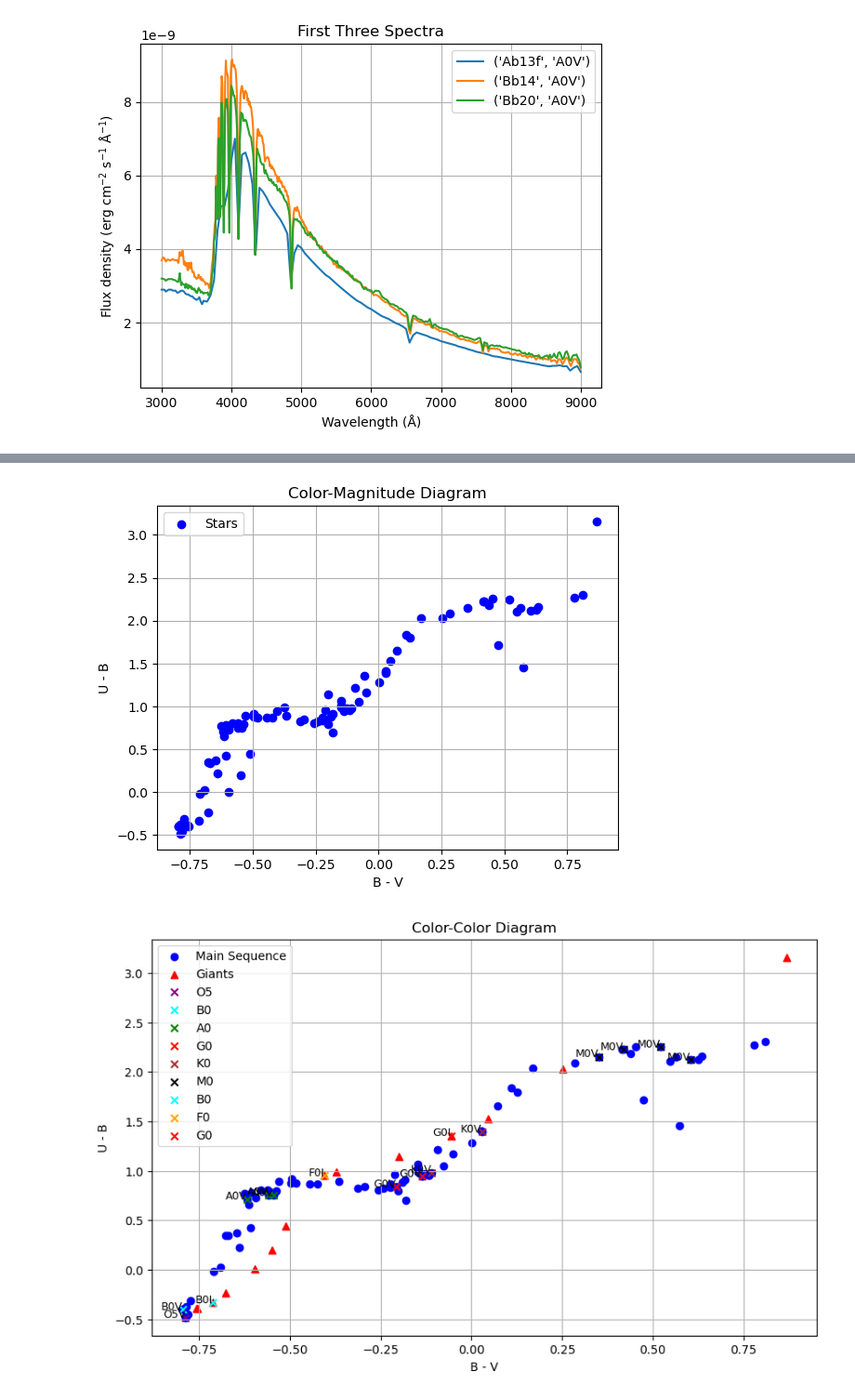
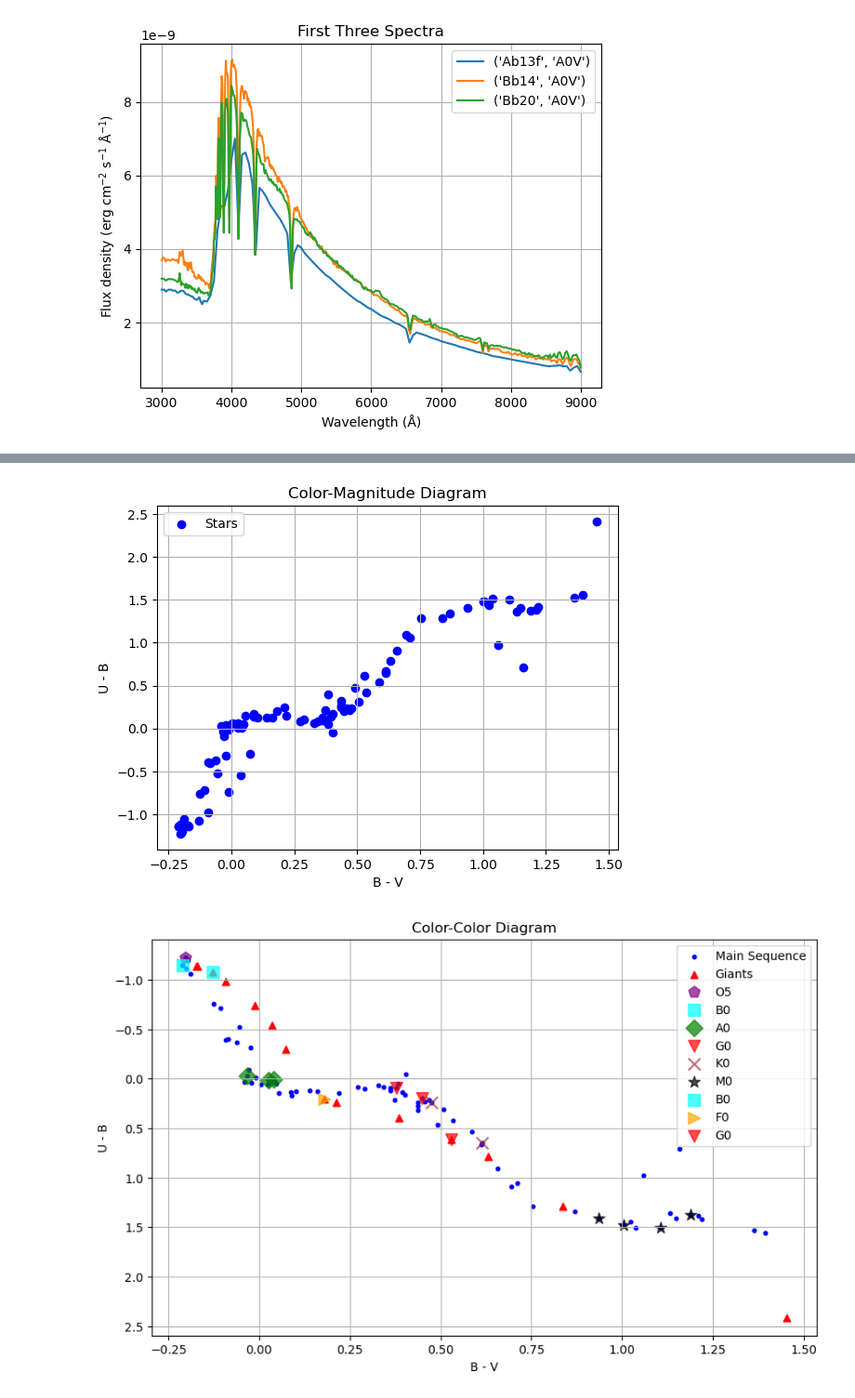
Before and after one commit to TapWhite/ALOP-PROBLEM-1-part2, a Jupyter notebook: ALOP tijdelijk.ipynb, the cells around one changed output, grey strips where cells are left out. Shown: that part at 93% size. Drawn from its saved outputs; the diff is of its cells as text; code cells hidden in the pictures.

```diff
--- a/ALOP tijdelijk.ipynb
+++ b/ALOP tijdelijk.ipynb
@@ -70,7 +73,7 @@ def calculate_magnitude(star_flux, vega_flux):
 
 vega_spectrum = Table.read(vega_path, format ="ascii.csv")
 
-vega_wavelength = vega_spectrum['wavelength']
+vega_wavelength = vega_spectrum['wavelength'] * 10 # nanometers to angstrom
 vega_flux_density = vega_spectrum['flux']
 
 vega_converted_flux_density = convert_flux_density(vega_flux_density, vega_wavelength)
@@ -121,11 +124,17 @@ for filename, star_type, wavelength, flux_density in zip(filenames,types, wavele
         band_wavelengths = np.linspace(lambda_min, lambda_max, 100)
         band_flux_density = np.interp(band_wavelengths, wavelength, flux_density)
 
+
+        # Interpolate the flux within the B-band range
+        band_vega_wavelengths = np.linspace(lambda_min, lambda_max, 100)
+        band_vega_converted_flux_density = np.interp(band_wavelengths, vega_wavelength, vega_converted_flux_density)
+
         #plt.plot(band_wavelengths, band_flux_density, label=band, color=filter_data['color'])
 
         # Integrate flux over the wavelength range
         star_flux_integrated = np.trapz(band_flux_density, band_wavelengths)
-        vega_flux_integrated = np.trapz(vega_converted_flux_density, vega_wavelength)
+        vega_flux_integrated = np.trapz(band_vega_converted_flux_density, band_vega_wavelengths)
+        print(vega_flux_integrated)
         #print(star_flux_integrated, vega_flux_integrated)
         # Calculate magnitude
         magnitude = calculate_magnitude(star_flux_integrated, vega_flux_integrated)
@@ -177,15 +203,15 @@ plt.grid(True)
 plt.legend()
 plt.show()
 # %% [output]
-[figure, old version]
+[figure, new version]
 # %%
 
 
 # Filter data by type
+spectral_types = ["O5", "B0", "A0", "F0", "G0", "K0", "M0"]
 main_sequence = df[df['type'].str.contains("V")]
 giants = df[df['type'].str.contains("I")]
 
-spectral_types = ["O5", "B0", "A0", "F0", "G0", "K0", "M0"]
 
 # Function to plot and label specific spectral types
 def plot_spectral_types(df, spectral_types, color_dict):
@@ -194,42 +220,52 @@ def plot_spectral_types(df, spectral_types, color_dict):
         stars = df[df['type'].str.contains(spec_type)]
         if not stars.empty:
             # Plot the spectral type
-            plt.scatter(stars['B-V'], stars['U-B'], label=f'{spec_type}', color=color_dict.get(spec_type, 'black'), marker='x')
+            plt.scatter(stars['B-V'], stars['U-B'], label=f'{spec_type}', color=color_dict.get(spec_type), marker=shape_dict.get(spec_type), s=100,alpha=0.7)
             # Optionally add text labels for these stars
-            for index, row in stars.iterrows():
-                plt.text(row['B-V'], row['U-B'], row['type'], fontsize=9, ha='right', color='black')
+            # for index, row in stars.iterrows():
+            #     plt.text(row['B-V'], row['U-B'], row['type'], fontsize=9, ha='right', color='black')
 
 # Color dictionary for spectral types
 color_dict = {
     "O5": 'purple',
     "B0": 'cyan',
     "A0": 'green',
     "F0": 'orange',
     "G0": 'red',
     "K0": 'brown',
     "M0": 'black'
 }
 
+shape_dict = {
+    "O5": 'p',    # Circle
+    "B0": 's',    # Square
+    "A0": 'D',    # Diamond
+    "F0": '>',    # Triangle (up)
+    "G0": 'v',    # Triangle (down)
+    "K0": 'x',    # Cross
+    "M0": '*'     # Star
+}
 
 # Plot U-B vs B-V
 plt.figure(figsize=(10, 6))
 
 # Plot Main Sequence Stars
-plt.scatter(main_sequence['B-V'], main_sequence['U-B'], label='Main Sequence', c='blue', marker='o')
+plt.scatter(main_sequence['B-V'], main_sequence['U-B'], label='Main Sequence', s=10, c='blue', marker='o')
 
 # Plot Giants
 plt.scatter(giants['B-V'], giants['U-B'], label='Giants', c='red', marker='^')
 
 # Plot and label specific spectral types
 plot_spectral_types(main_sequence, spectral_types, color_dict)
 plot_spectral_types(giants, spectral_types, color_dict)
 
 # Add labels and legend
 plt.xlabel('B - V')
 plt.ylabel('U - B')
+plt.gca().invert_yaxis()
 plt.title('Color-Color Diagram')
 plt.legend()
 plt.grid(True)
 plt.show()
 # %% [output]
-[figure, old version]
+[figure, new version]
```
Also changed, not shown: parts of 4 cells of this notebook, 1 other file.
